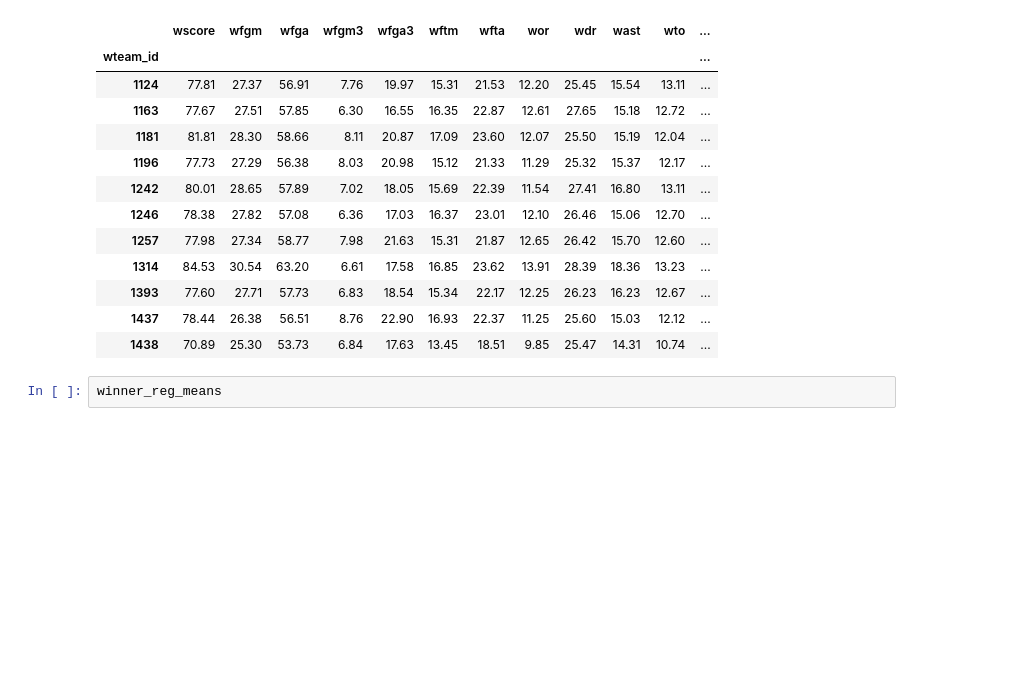
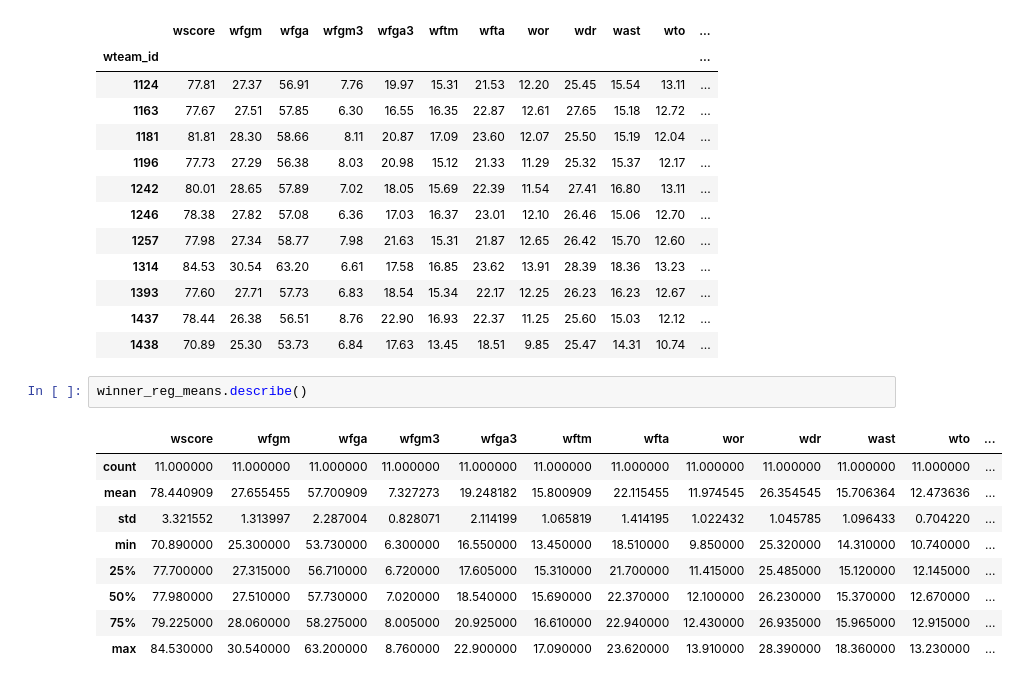
Before and after one commit to racruz25/group_project, a Jupyter notebook: exploratory.ipynb, the cells around one changed output. Cells and saved outputs as stored; diff of their text form; blank space fills up the shorter version.

Commit message:
winner descriptive stats

```diff
--- a/exploratory.ipynb
+++ b/exploratory.ipynb
@@ -173,5 +173,15 @@ winner_reg_means
 | 1393 | 77.60 | 27.71 | 57.73 | 6.83 | 18.54 | 15.34 | 22.17 | 12.25 | 26.23 | 16.23 | 12.67 | ... |
 | 1437 | 78.44 | 26.38 | 56.51 | 8.76 | 22.90 | 16.93 | 22.37 | 11.25 | 25.60 | 15.03 | 12.12 | ... |
 | 1438 | 70.89 | 25.30 | 53.73 | 6.84 | 17.63 | 13.45 | 18.51 | 9.85 | 25.47 | 14.31 | 10.74 | ... |
-# %%
-winner_reg_means
+# %%
+winner_reg_means.describe()
+# %% [output]
+|  | wscore | wfgm | wfga | wfgm3 | wfga3 | wftm | wfta | wor | wdr | wast | wto | ... |
+| count | 11.000000 | 11.000000 | 11.000000 | 11.000000 | 11.000000 | 11.000000 | 11.000000 | 11.000000 | 11.000000 | 11.000000 | 11.000000 | ... |
+| mean | 78.440909 | 27.655455 | 57.700909 | 7.327273 | 19.248182 | 15.800909 | 22.115455 | 11.974545 | 26.354545 | 15.706364 | 12.473636 | ... |
+| std | 3.321552 | 1.313997 | 2.287004 | 0.828071 | 2.114199 | 1.065819 | 1.414195 | 1.022432 | 1.045785 | 1.096433 | 0.704220 | ... |
+| min | 70.890000 | 25.300000 | 53.730000 | 6.300000 | 16.550000 | 13.450000 | 18.510000 | 9.850000 | 25.320000 | 14.310000 | 10.740000 | ... |
+| 25% | 77.700000 | 27.315000 | 56.710000 | 6.720000 | 17.605000 | 15.310000 | 21.700000 | 11.415000 | 25.485000 | 15.120000 | 12.145000 | ... |
+| 50% | 77.980000 | 27.510000 | 57.730000 | 7.020000 | 18.540000 | 15.690000 | 22.370000 | 12.100000 | 26.230000 | 15.370000 | 12.670000 | ... |
+| 75% | 79.225000 | 28.060000 | 58.275000 | 8.005000 | 20.925000 | 16.610000 | 22.940000 | 12.430000 | 26.935000 | 15.965000 | 12.915000 | ... |
+| max | 84.530000 | 30.540000 | 63.200000 | 8.760000 | 22.900000 | 17.090000 | 23.620000 | 13.910000 | 28.390000 | 18.360000 | 13.230000 | ... |
```
